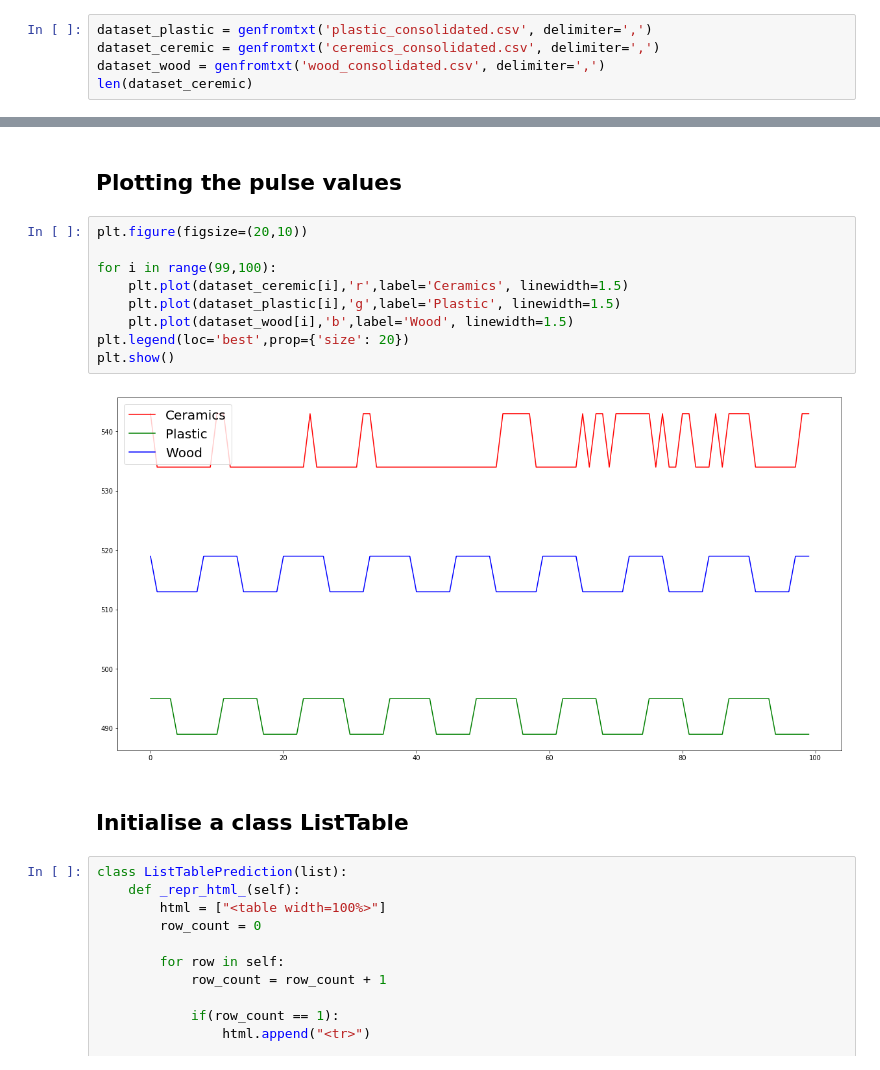
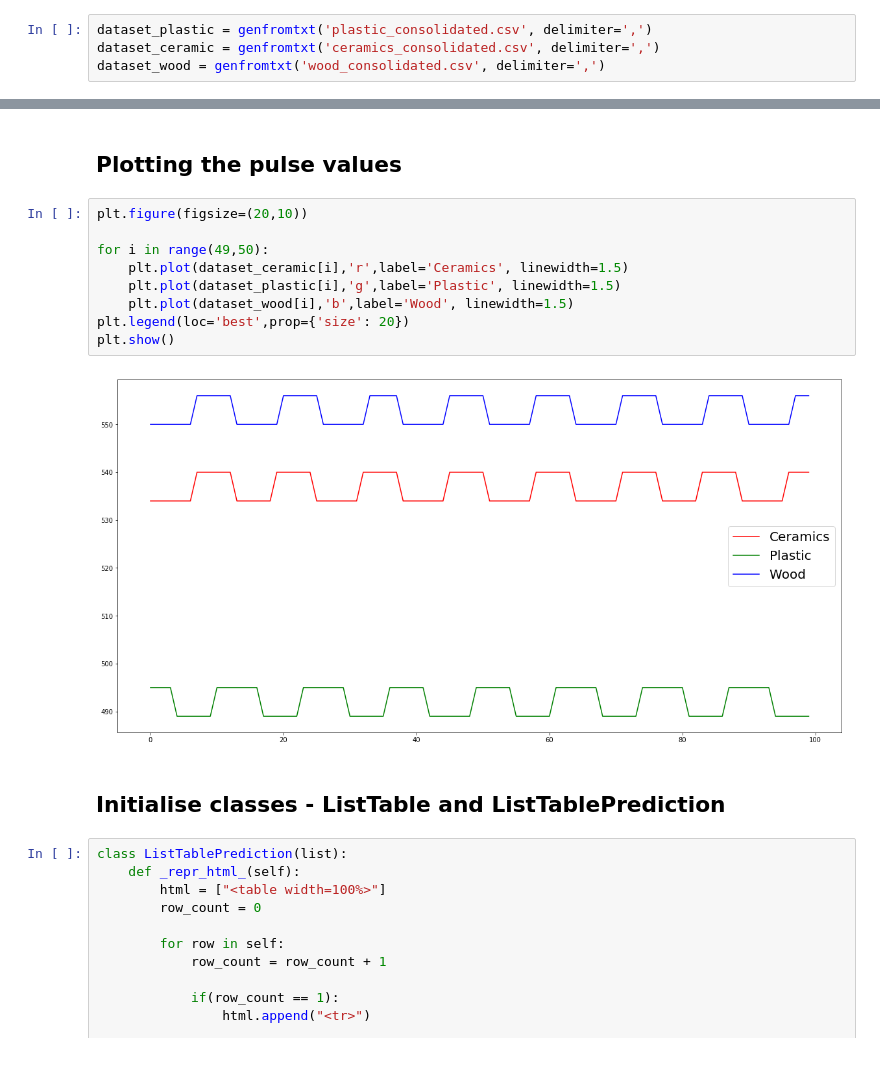
Before and after one commit to AnshulHedau/Pehchaan-The-Identifier, a Jupyter notebook: Data_Analysis_Python/Data Classification.ipynb, the cells around one changed output, grey strips where cells are left out. Drawn from its saved outputs; the diff is of its cells as text.

```diff
--- a/Data_Analysis_Python/Data Classification.ipynb
+++ b/Data_Analysis_Python/Data Classification.ipynb
@@ -18,5 +21,4 @@ Each of the dataset contain a total of 10,000 points in the form of 100x100 form
 # %%
 dataset_plastic = genfromtxt('plastic_consolidated.csv', delimiter=',')
-dataset_ceremic = genfromtxt('ceremics_consolidated.csv', delimiter=',')
+dataset_ceramic = genfromtxt('ceramics_consolidated.csv', delimiter=',')
 dataset_wood = genfromtxt('wood_consolidated.csv', delimiter=',')
-len(dataset_ceremic)
@@ -27,16 +44,16 @@ len(dataset_ceremic)
 # %%
 plt.figure(figsize=(20,10))
 
-for i in range(99,100):
-    plt.plot(dataset_ceremic[i],'r',label='Ceramics', linewidth=1.5)
+for i in range(49,50):
+    plt.plot(dataset_ceramic[i],'r',label='Ceramics', linewidth=1.5)
     plt.plot(dataset_plastic[i],'g',label='Plastic', linewidth=1.5)
     plt.plot(dataset_wood[i],'b',label='Wood', linewidth=1.5)
 plt.legend(loc='best',prop={'size': 20})
 plt.show()
 # %% [output]
-[figure, old version]
+[figure, new version]
 # %% [markdown]
-## Initialise a class ListTable
+## Initialise classes - ListTable and ListTablePrediction
 # %%
 class ListTablePrediction(list):
     def _repr_html_(self):
```
Also changed, not shown: parts of 107 cells of this notebook, 30 other files.
